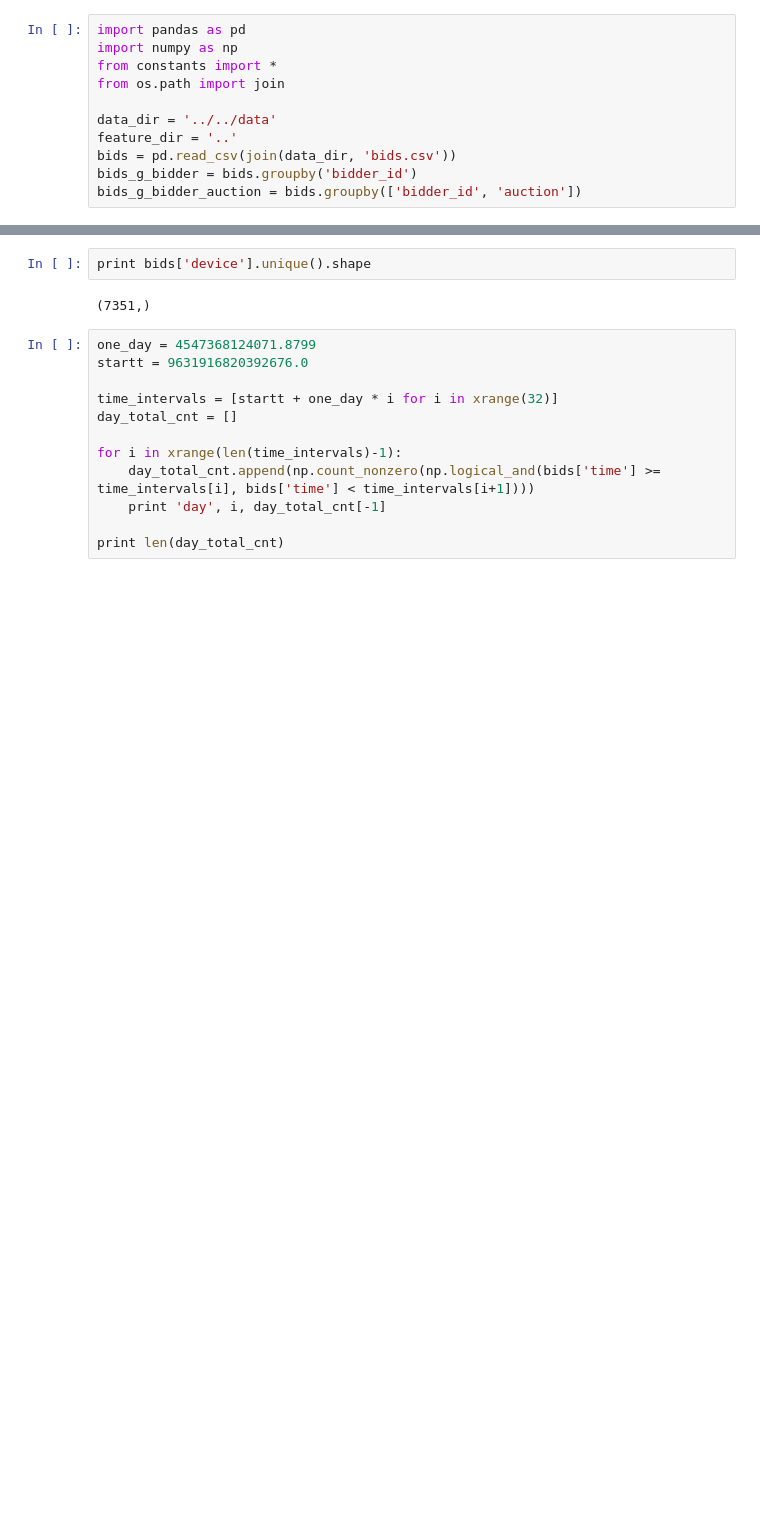
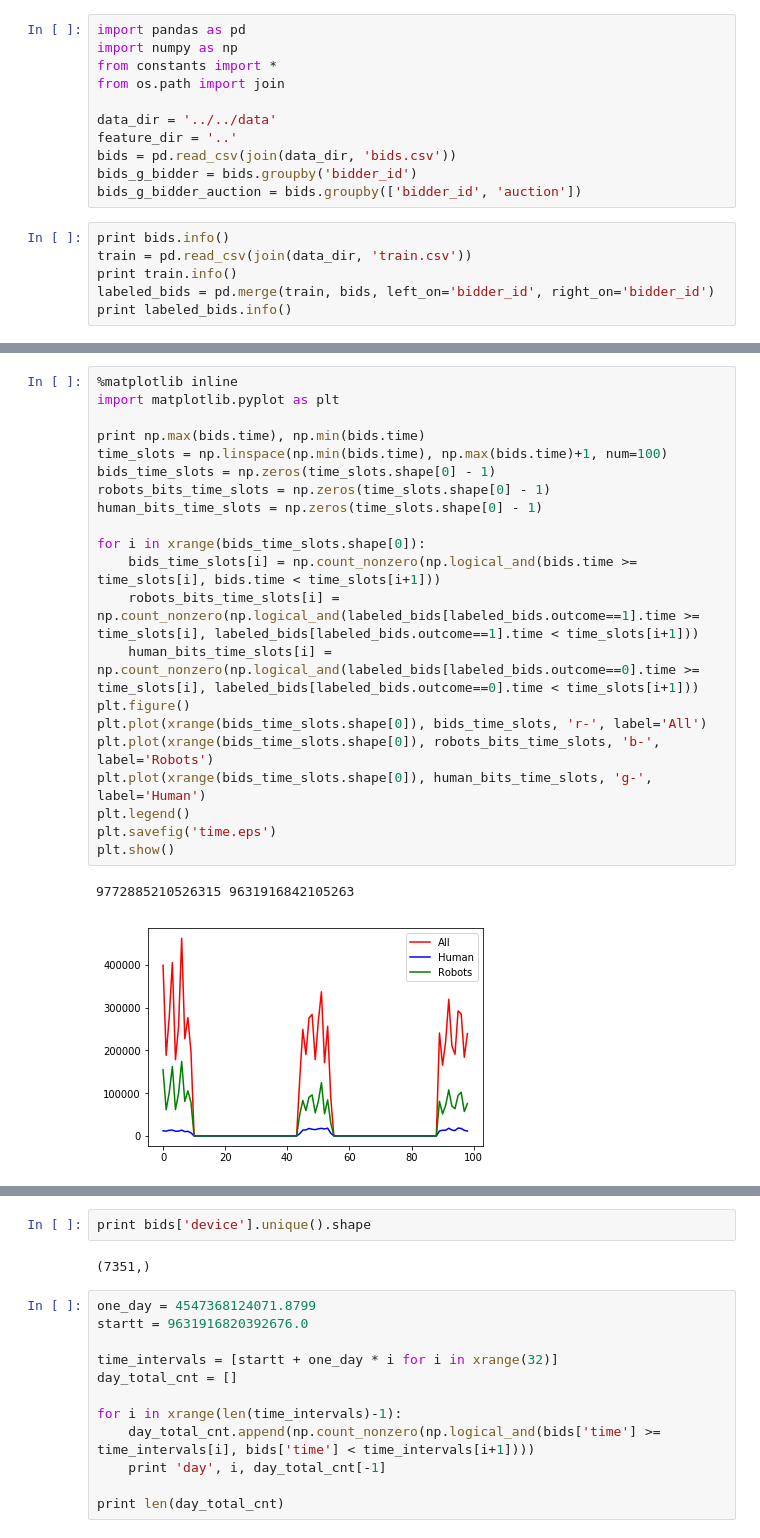
Before and after one commit to laoreja/CS229-project-Robot-or-human, a Jupyter notebook: features/code/infer.ipynb, the cells around one changed output, grey strips where cells are left out. Drawn from its saved outputs; the diff is of its cells as text; blank space fills up the shorter version.

```diff
--- a/features/code/infer.ipynb
+++ b/features/code/infer.ipynb
@@ -9,3 +9,9 @@ feature_dir = '..'
 bids = pd.read_csv(join(data_dir, 'bids.csv'))
 bids_g_bidder = bids.groupby('bidder_id')
 bids_g_bidder_auction = bids.groupby(['bidder_id', 'auction'])
+# %%
+print bids.info()
+train = pd.read_csv(join(data_dir, 'train.csv'))
+print train.info()
+labeled_bids = pd.merge(train, bids, left_on='bidder_id', right_on='bidder_id')
+print labeled_bids.info()
@@ -11,0 +36,24 @@ bids_g_bidder_auction = bids.groupby(['bidder_id', 'auction'])
+# %%
+%matplotlib inline
+import matplotlib.pyplot as plt
+
+print np.max(bids.time), np.min(bids.time)
+time_slots = np.linspace(np.min(bids.time), np.max(bids.time)+1, num=100)
+bids_time_slots = np.zeros(time_slots.shape[0] - 1)
+robots_bits_time_slots = np.zeros(time_slots.shape[0] - 1)
+human_bits_time_slots = np.zeros(time_slots.shape[0] - 1)
+
+for i in xrange(bids_time_slots.shape[0]):
+    bids_time_slots[i] = np.count_nonzero(np.logical_and(bids.time >= time_slots[i], bids.time < time_slots[i+1]))
+    robots_bits_time_slots[i] = np.count_nonzero(np.logical_and(labeled_bids[labeled_bids.outcome==1].time >= time_slots[i], labeled_bids[labeled_bids.outcome==1].time < time_slots[i+1]))
+    human_bits_time_slots[i] = np.count_nonzero(np.logical_and(labeled_bids[labeled_bids.outcome==0].time >= time_slots[i], labeled_bids[labeled_bids.outcome==0].time < time_slots[i+1]))
+plt.figure()
+plt.plot(xrange(bids_time_slots.shape[0]), bids_time_slots, 'r-', label='All')
+plt.plot(xrange(bids_time_slots.shape[0]), robots_bits_time_slots, 'b-', label='Robots')
+plt.plot(xrange(bids_time_slots.shape[0]), human_bits_time_slots, 'g-', label='Human')
+plt.legend()
+plt.savefig('time.eps')
+plt.show()
+# %% [output]
+9772885210526315 9631916842105263
+[figure, added]
```
Also changed, not shown: parts of 3 cells of this notebook, 6 other files.
